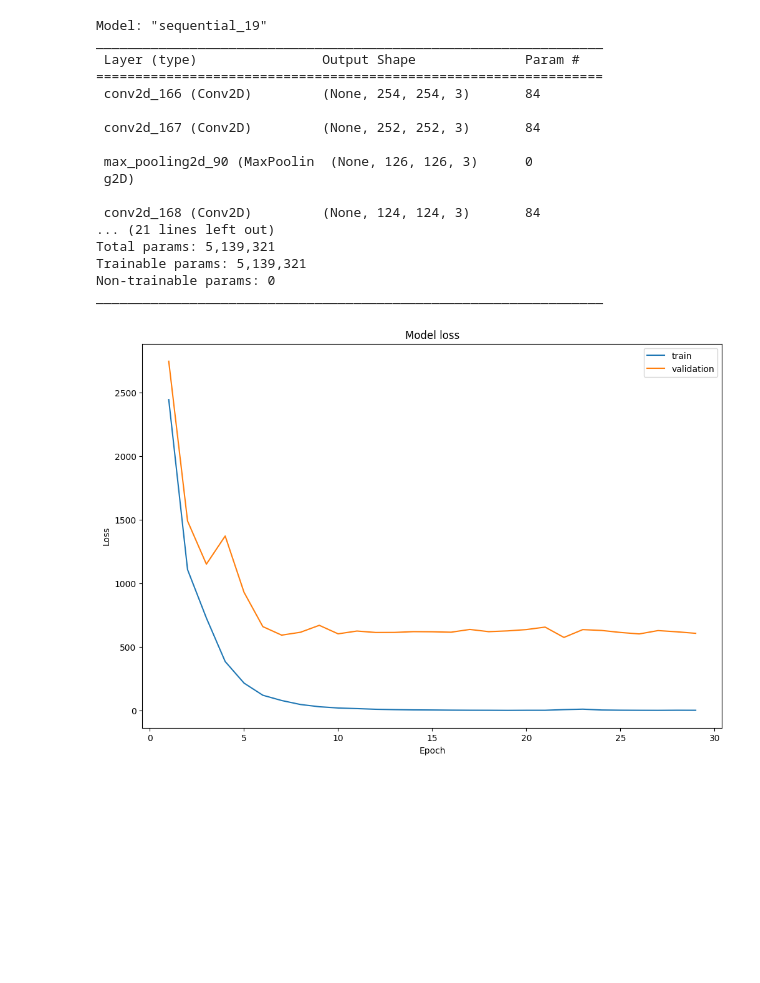
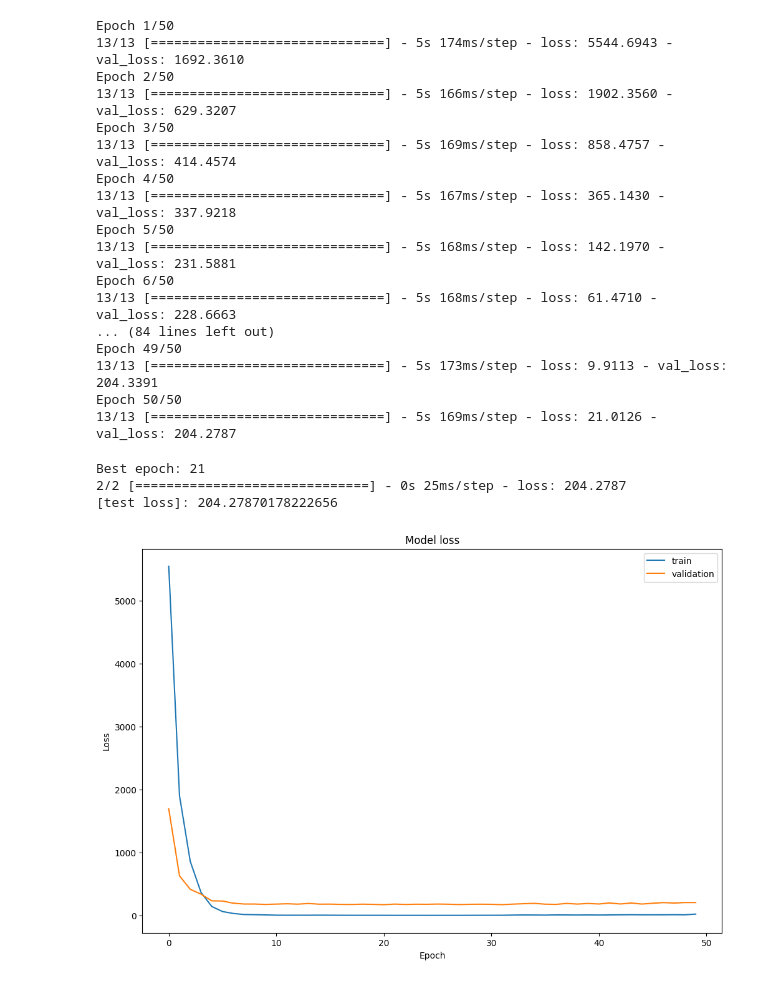
Before and after one commit to ptr-dorjin/dl-temp-dial, a Jupyter notebook: dl-temp-dial.ipynb, the cells around one changed output. Drawn from its saved outputs; the diff is of its cells as text; code cells hidden in the pictures; blank space fills up the shorter version.

Commit message:
Added Keras Tuner

```diff
--- a/dl-temp-dial.ipynb
+++ b/dl-temp-dial.ipynb
@@ -127,33 +185,48 @@ Epoch 30/30
+# %%
+def train_model():
+    # Build the model with the optimal hyperparameters and train it on the data for 50 epochs
+    hypermodel = tuner.hypermodel.build(best_hps)
+    history = hypermodel.fit(train_ds, epochs=EPOCHS, shuffle=True, validation_data=test_ds)
+    return hypermodel, history
+
+hypermodel, history = train_model()
+# %% [output]
+Epoch 1/50
+13/13 [==============================] - 5s 174ms/step - loss: 5544.6943 - val_loss: 1692.3610
+Epoch 2/50
+13/13 [==============================] - 5s 166ms/step - loss: 1902.3560 - val_loss: 629.3207
+Epoch 3/50
+13/13 [==============================] - 5s 169ms/step - loss: 858.4757 - val_loss: 414.4574
+Epoch 4/50
+13/13 [==============================] - 5s 167ms/step - loss: 365.1430 - val_loss: 337.9218
+Epoch 5/50
+13/13 [==============================] - 5s 168ms/step - loss: 142.1970 - val_loss: 231.5881
+Epoch 6/50
+13/13 [==============================] - 5s 168ms/step - loss: 61.4710 - val_loss: 228.6663
+... (84 lines left out)
+Epoch 49/50
+13/13 [==============================] - 5s 173ms/step - loss: 9.9113 - val_loss: 204.3391
+Epoch 50/50
+13/13 [==============================] - 5s 169ms/step - loss: 21.0126 - val_loss: 204.2787
+# %%
+val_loss_per_epoch = history.history['val_loss']
+best_epoch = val_loss_per_epoch.index(min(val_loss_per_epoch)) + 1
+print('Best epoch: %d' % best_epoch)
+
+eval_result = hypermodel.evaluate(test_ds)
+print("[test loss]:", eval_result)
+# %% [output]
+Best epoch: 21
+2/2 [==============================] - 0s 25ms/step - loss: 204.2787
+[test loss]: 204.27870178222656
 # %%
-model.summary()
+def visualize_loss(history):
+    df_loss = pd.DataFrame(history.history)
+    df_loss = df_loss[['loss', 'val_loss']]
+    df_loss.rename(columns={'loss': 'train', 'val_loss': 'validation'}, inplace=True)
+    df_loss.plot(title='Model loss', figsize=(12, 8)).set(xlabel='Epoch', ylabel='Loss')
 
-keras.utils.plot_model(model, "dl_temp_dial.png")
-keras.utils.plot_model(model, "dl_temp_dial_with_shape_info.png", show_shapes=True)
 
-def visualize_loss(history):
-    df_loss_hist = pd.DataFrame(history.history)
-    df_loss= df_loss_hist[['loss','val_loss']]
-    df_loss.drop(index=df_loss.index[0], axis=0, inplace=True)
-    df_loss.rename(columns={'loss':'train','val_loss':'validation'},inplace=True)
-    df_loss.plot(title='Model loss',figsize=(12,8)).set(xlabel='Epoch',ylabel='Loss')
-
-visualize_loss(model_history)
+visualize_loss(history)
 # %% [output]
-Model: "sequential_19"
-_________________________________________________________________
- Layer (type)                Output Shape              Param #
-=================================================================
- conv2d_166 (Conv2D)         (None, 254, 254, 3)       84
-
- conv2d_167 (Conv2D)         (None, 252, 252, 3)       84
-
- max_pooling2d_90 (MaxPoolin  (None, 126, 126, 3)      0
- g2D)
-
- conv2d_168 (Conv2D)         (None, 124, 124, 3)       84
-... (21 lines left out)
-Total params: 5,139,321
-Trainable params: 5,139,321
-Non-trainable params: 0
-_________________________________________________________________
-[figure, old version]
+[figure, new version]
```
Also changed, not shown: parts of 4 cells of this notebook, 10 other files.
